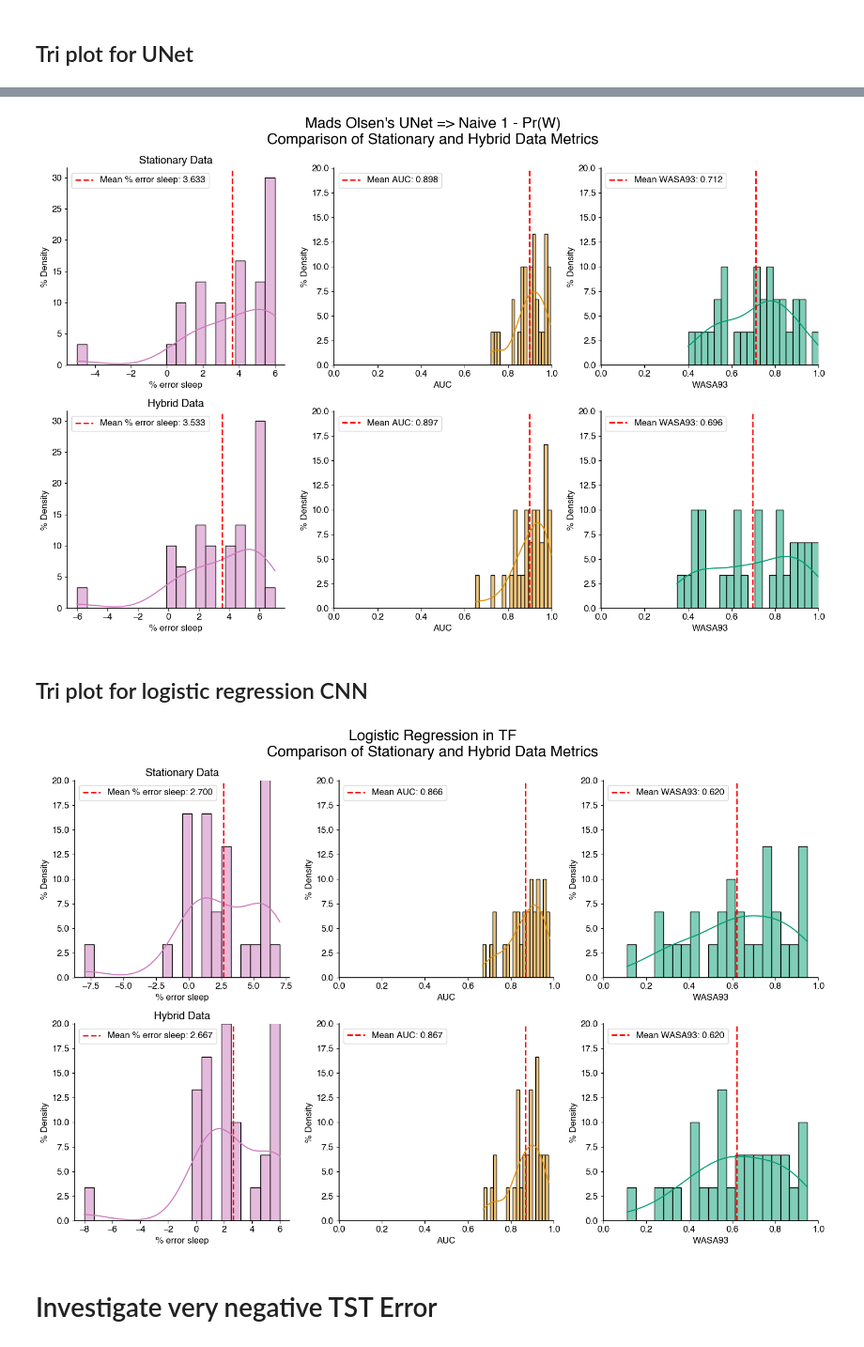
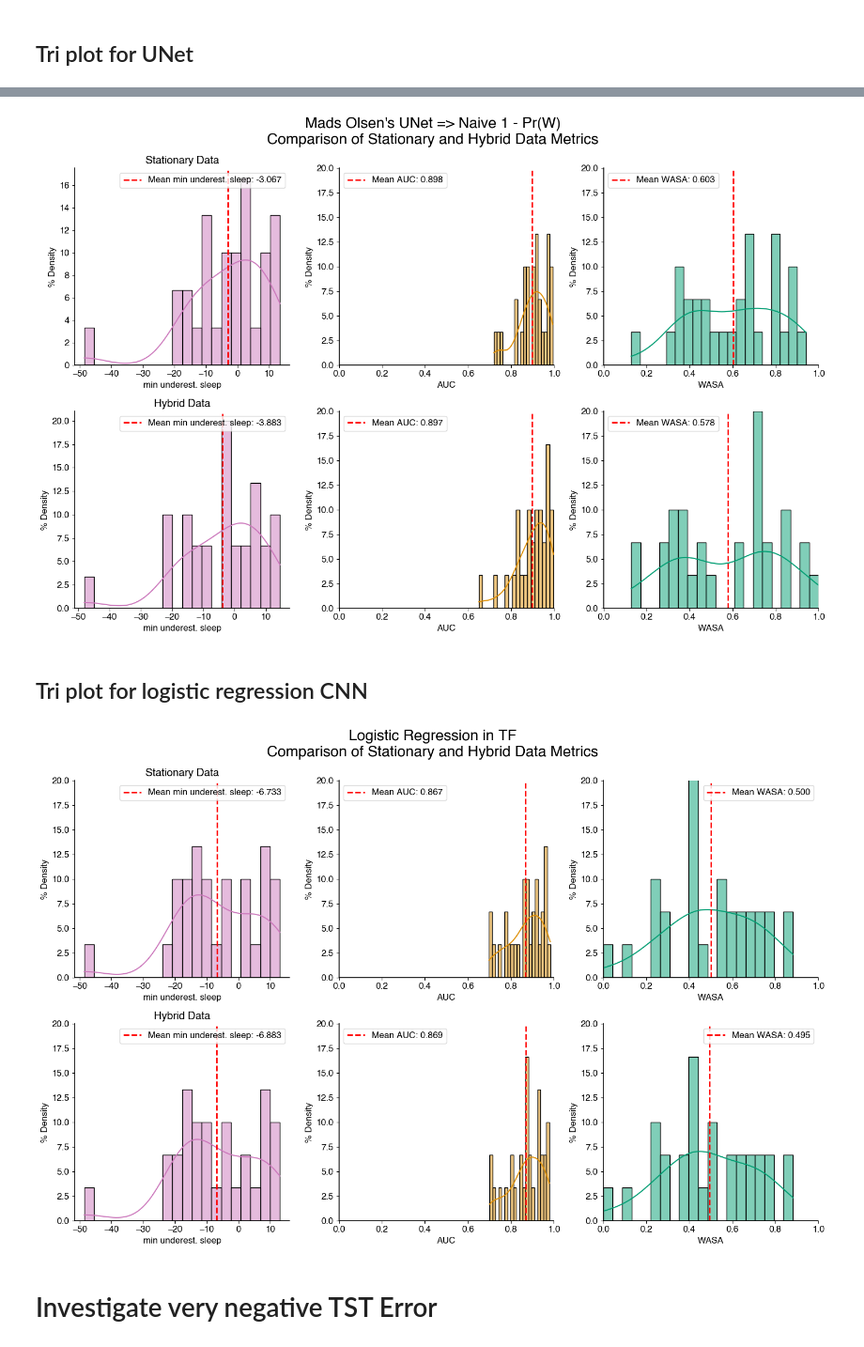
Before and after one commit to Arcascope/pisces, a Jupyter notebook: analyses/NHRC/01_lr_cnn_wldm_2_binary.ipynb, the cells around one changed output, grey strips where cells are left out. Shown at 94% size. Cells and saved outputs as stored; diff of their text form; code cells hidden in the pictures.

Commit message:
update analysis: change back to minutes error, do multiple WASAs.

```diff
--- a/analyses/NHRC/01_lr_cnn_wldm_2_binary.ipynb
+++ b/analyses/NHRC/01_lr_cnn_wldm_2_binary.ipynb
@@ -398,14 +408,14 @@ color_palette = sns.color_palette("colorblind")
 
 def tri_plot_metrics(
         evaluations_df: List[tuple],
+        accuracy_column: str,
+        wasa_column: str,
+        auroc_column: str,
         save_dir: Path | None = None,
         PLOT_TITLE: str = "Metrics",
         axs: List[plt.Axes] | None = None,
         axs_set_name: str | None = None,
         filename: str | None = None,
-        accuracy_column: str = ACCURACY_COLUMN,
-        wasa_column: str = WASA_COLUMN,
-        auroc_column: str = AUROC_COLUMN
     ):
     if axs is None:
         fig, axs = plt.subplots(1, 3, figsize=(15, 5))
@@ -413,8 +423,8 @@ def tri_plot_metrics(
 
     metrics = {
         'sw_accuracy': evaluations_df[accuracy_column],
-        'auc': evaluations_df[wasa_column],
-        'wasa': evaluations_df[auroc_column]
+        'auc': evaluations_df[auroc_column],
+        'wasa': evaluations_df[wasa_column]
     }
 
     rcParams['font.family'] = 'Helvetica'
@@ -422,7 +432,7 @@ def tri_plot_metrics(
 
     metrics_dimensions = {
         # 'sw_accuracy': f'true sleep - pred sleep (min)',
-        'sw_accuracy': f'% error sleep',
+        'sw_accuracy': f'min underest. sleep',
         'auc': 'AUC',
         'wasa': wasa_column}
     metric_colors = {'sw_accuracy': color_palette[4], 'auc': color_palette[1], 'wasa': color_palette[2]}
@@ -792,15 +794,6 @@ Training LR models...
 Saving models to /Users/eric/Engineering/Work/pisces/analyses/NHRC/fine_tuning/walch
 # %% [markdown]
 # Evaluation
-# %%
-ID_COLUMN = 'test_id'
-THRESHOLD = 'threshold'
-SCENARIO_COLUMN = 'scenario'
-MODEL_COLUMN = 'model'
-EVALUATION_COLUMNS = [WASA_COLUMN, ACCURACY_COLUMN, AUROC_COLUMN, THRESHOLD]
-
-# an empty dataframe which we'll append to for each training and evaluation config
-DF_COLUMNS = [ID_COLUMN, SCENARIO_COLUMN, MODEL_COLUMN, *EVALUATION_COLUMNS]
 # %%
 evaluations_df = pd.DataFrame([], columns=EVALUATION_COLUMNS)
 scenarios = ['stationary', 'hybrid']
@@ -809,7 +802,6 @@ evals = {s:
     {m: [] for m in model_types}
     for s in scenarios
 }
-
 
 for test_idx in range(len(hybrid_preprocessed_data)):
     stationary_weights = walch_data_bundle.sample_weights[test_idx].numpy()
@@ -903,8 +895,9 @@ for test_idx in range(len(hybrid_preprocessed_data)):
 
     # now append each evaluation to the dataframe, labeled correctly
     evaluations_df = pd.concat([evaluations_df, pd.DataFrame([
-            [walch_keys[test_idx], scenario, model, *evals[scenario][model]]
+            [walch_keys[test_idx], scenario, model, *evals[scenario][model][i], int(100 * WASA_SLEEP_ACCURACY[i])]
             for scenario in scenarios for model in model_types
+            for i in range(len(WASA_SLEEP_ACCURACY))
         ], columns=DF_COLUMNS
     )])
 # %% [output]
@@ -961,3 +954,9 @@ evaluations_df.head(10)
+# %%
+WASA_SLEEP_PERCENT = 97
+STATIONARY_SET_NAME = "Stationary Data"
+HYBRID_SET_NAME = "Hybrid Data"
+SECOND_LINE = f"Sleep Accuracy: {WASA_SLEEP_PERCENT}%"
+SECOND_TITLE_LINE = "Comparison of Stationary and Hybrid Data Metrics"
 # %% [markdown]
 ## Tri plot for UNet
 # %%
@@ -984,42 +987,48 @@ fig.savefig(Path(os.getcwd()).joinpath(f"smartmap_triplot_{WASA_SLEEP_PERCENT}.p
 fig, axs = plt.subplots(2, 3, figsize=(15, 10))
 
 naive_evaluations_df = evaluations_df[evaluations_df[MODEL_COLUMN] == 'naive']
+naive_evaluations_df = naive_evaluations_df[naive_evaluations_df[SLEEP_ACCURACY_COLUMN] == WASA_SLEEP_PERCENT]
 naive_stationary = naive_evaluations_df[naive_evaluations_df[SCENARIO_COLUMN] == 'stationary']
 naive_hybrid = naive_evaluations_df[naive_evaluations_df[SCENARIO_COLUMN] == 'hybrid']
 
-tri_plot_metrics(naive_stationary, axs=axs[0], axs_set_name="Stationary Data", wasa_column=WASA_COLUMN)
-tri_plot_metrics(naive_hybrid, axs=axs[1], axs_set_name="Hybrid Data", wasa_column=WASA_COLUMN)
+tri_plot_metrics(naive_stationary, axs=axs[0], axs_set_name=STATIONARY_SET_NAME,
+                 wasa_column=WASA_COLUMN, accuracy_column=ACCURACY_COLUMN, auroc_column=AUROC_COLUMN)
+tri_plot_metrics(naive_hybrid, axs=axs[1], axs_set_name=HYBRID_SET_NAME,
+                 wasa_column=WASA_COLUMN, accuracy_column=ACCURACY_COLUMN, auroc_column=AUROC_COLUMN)
 # for ax in axs.flatten():
 #     ax.set_ylim(0, 20)
 
-fig.suptitle("Mads Olsen's UNet => Naive 1 - Pr(W)\nComparison of Stationary and Hybrid Data Metrics", fontsize=20)
+fig.suptitle(f"Mads Olsen's UNet => Naive 1 - Pr(W)\{SECOND_TITLE_LINE}", fontsize=20)
 
 fig.tight_layout()
 fig.savefig(Path(os.getcwd()).joinpath(f"naive_mo_triplot_{WASA_SLEEP_PERCENT}.png"), dpi=600, bbox_inches='tight')
 # fig.savefig(Path(os.getcwd()).joinpath("comparison_metrics_triplot.png"), dpi=600, bbox_inches='tight')
 # %% [output]
-[figure, old version]
+[figure, new version]
 # %% [markdown]
 ## Tri plot for logistic regression CNN
 # %%
 fig, axs = plt.subplots(2, 3, figsize=(15, 10))
 
 lr_evaluations_df = evaluations_df[evaluations_df[MODEL_COLUMN] == 'lr']
+lr_evaluations_df = lr_evaluations_df[lr_evaluations_df[SLEEP_ACCURACY_COLUMN] == WASA_SLEEP_PERCENT]
 lr_stationary = lr_evaluations_df[lr_evaluations_df[SCENARIO_COLUMN] == 'stationary']
 lr_hybrid = lr_evaluations_df[lr_evaluations_df[SCENARIO_COLUMN] == 'hybrid']
 
-tri_plot_metrics(lr_stationary, axs=axs[0], axs_set_name="Stationary Data", wasa_column=WASA_COLUMN)
-tri_plot_metrics(lr_hybrid, axs=axs[1], axs_set_name="Hybrid Data", wasa_column=WASA_COLUMN)
+tri_plot_metrics(lr_stationary, axs=axs[0], axs_set_name=STATIONARY_SET_NAME,
+                 wasa_column=WASA_COLUMN, accuracy_column=ACCURACY_COLUMN, auroc_column=AUROC_COLUMN)
+tri_plot_metrics(lr_hybrid, axs=axs[1], axs_set_name=HYBRID_SET_NAME,
+                 wasa_column=WASA_COLUMN, accuracy_column=ACCURACY_COLUMN, auroc_column=AUROC_COLUMN)
 
 for ax in axs.flatten():
     ax.set_ylim(0, 20)
 
-fig.suptitle("Logistic Regression in TF\nComparison of Stationary and Hybrid Data Metrics", fontsize=20)
+fig.suptitle(f"Logistic Regression in TF\n{SECOND_TITLE_LINE}", fontsize=20)
 
 fig.tight_layout()
 fig.savefig(Path(os.getcwd()).joinpath(f"lr_cnn_triplot_{WASA_SLEEP_PERCENT}.png"), dpi=600, bbox_inches='tight')
 # %% [output]
-[figure, old version]
+[figure, new version]
 # %% [markdown]
 # Investigate very negative TST Error
 # %%
```
Also changed, not shown: parts of 15 cells of this notebook, 1 other file.
